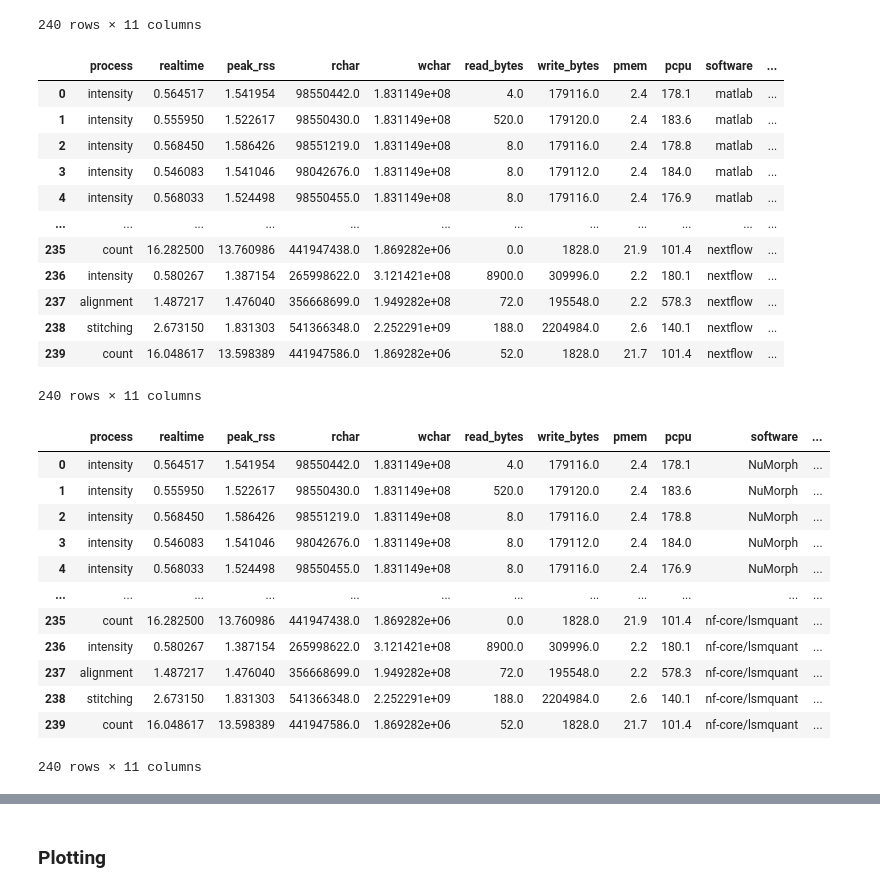
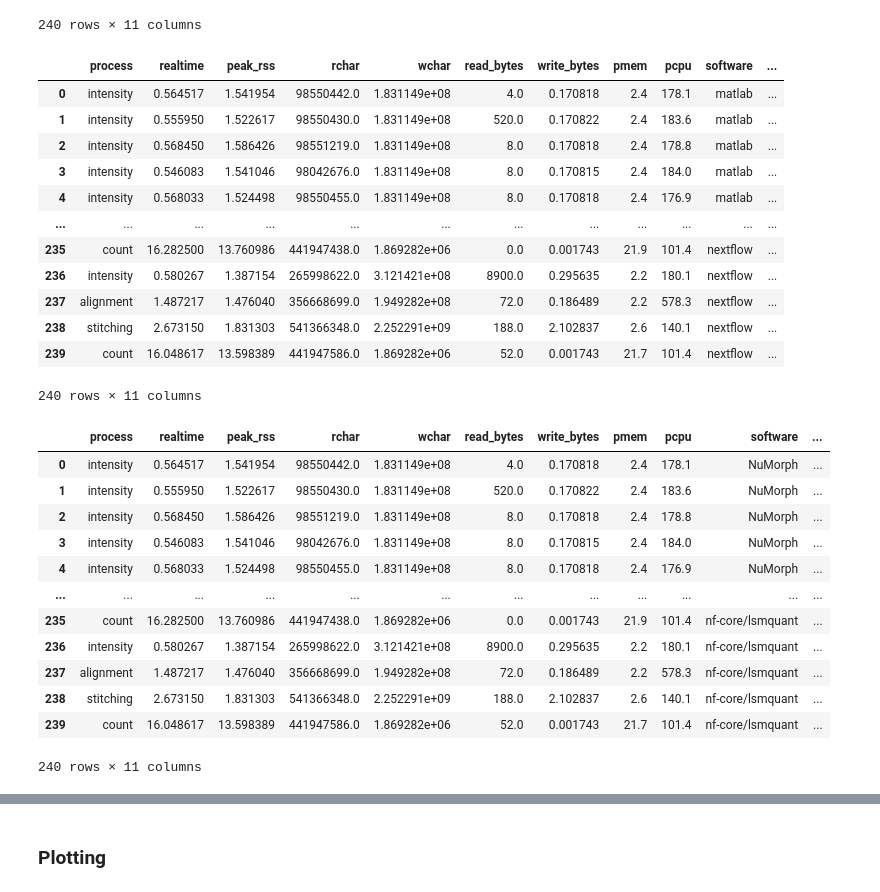
Before and after one commit to CaroAMN/rescue_orphan_code_results, a Jupyter notebook: resource_usage/scaling_results.ipynb, the cells around one changed output, grey strips where cells are left out. Saved outputs shown, nothing was run; the diff lists cells and outputs as text; code cells hidden in the pictures.

```diff
--- a/resource_usage/scaling_results.ipynb
+++ b/resource_usage/scaling_results.ipynb
@@ -421,26 +422,26 @@ raw_benchmark_df
 # %%
 # convert realtime from miliseconds to seconds and peak_rss from bytes to gb
 benchmark_df = raw_benchmark_df.copy()
 benchmark_df['realtime'] = benchmark_df['realtime'] / 60000
-benchmark_df['peak_rss'] = benchmark_df['peak_rss'] / (1024 * 1024)
-benchmark_df['read_bytes'] = benchmark_df['read_bytes'] / (1024 )
-benchmark_df['write_bytes'] = benchmark_df['write_bytes'] / (1024 )
+benchmark_df['peak_rss'] = benchmark_df['peak_rss'] / (1024 * 1024) # GB --> raw in KB
+benchmark_df['read_bytes'] = benchmark_df['read_bytes'] / (1024 ) # KB --> raw in bytes
+benchmark_df['write_bytes'] = benchmark_df['write_bytes'] / (1024 * 1024 * 1024) # GB --> raw in bytes
 benchmark_df['pcpu'] = benchmark_df['pcpu'] / 10
 benchmark_df['pmem'] = benchmark_df['pmem'] / 10
 benchmark_df
 # %% [output]
 |  | process | realtime | peak_rss | rchar | wchar | read_bytes | write_bytes | pmem | pcpu | software | ... |
-| 0 | intensity | 0.564517 | 1.541954 | 98550442.0 | 1.831149e+08 | 4.0 | 179116.0 | 2.4 | 178.1 | matlab | ... |
-| 1 | intensity | 0.555950 | 1.522617 | 98550430.0 | 1.831149e+08 | 520.0 | 179120.0 | 2.4 | 183.6 | matlab | ... |
-| 2 | intensity | 0.568450 | 1.586426 | 98551219.0 | 1.831149e+08 | 8.0 | 179116.0 | 2.4 | 178.8 | matlab | ... |
-| 3 | intensity | 0.546083 | 1.541046 | 98042676.0 | 1.831149e+08 | 8.0 | 179112.0 | 2.4 | 184.0 | matlab | ... |
-| 4 | intensity | 0.568033 | 1.524498 | 98550455.0 | 1.831149e+08 | 8.0 | 179116.0 | 2.4 | 176.9 | matlab | ... |
+| 0 | intensity | 0.564517 | 1.541954 | 98550442.0 | 1.831149e+08 | 4.0 | 0.170818 | 2.4 | 178.1 | matlab | ... |
+| 1 | intensity | 0.555950 | 1.522617 | 98550430.0 | 1.831149e+08 | 520.0 | 0.170822 | 2.4 | 183.6 | matlab | ... |
+| 2 | intensity | 0.568450 | 1.586426 | 98551219.0 | 1.831149e+08 | 8.0 | 0.170818 | 2.4 | 178.8 | matlab | ... |
+| 3 | intensity | 0.546083 | 1.541046 | 98042676.0 | 1.831149e+08 | 8.0 | 0.170815 | 2.4 | 184.0 | matlab | ... |
+| 4 | intensity | 0.568033 | 1.524498 | 98550455.0 | 1.831149e+08 | 8.0 | 0.170818 | 2.4 | 176.9 | matlab | ... |
 | ... | ... | ... | ... | ... | ... | ... | ... | ... | ... | ... | ... |
-| 235 | count | 16.282500 | 13.760986 | 441947438.0 | 1.869282e+06 | 0.0 | 1828.0 | 21.9 | 101.4 | nextflow | ... |
-| 236 | intensity | 0.580267 | 1.387154 | 265998622.0 | 3.121421e+08 | 8900.0 | 309996.0 | 2.2 | 180.1 | nextflow | ... |
-| 237 | alignment | 1.487217 | 1.476040 | 356668699.0 | 1.949282e+08 | 72.0 | 195548.0 | 2.2 | 578.3 | nextflow | ... |
-| 238 | stitching | 2.673150 | 1.831303 | 541366348.0 | 2.252291e+09 | 188.0 | 2204984.0 | 2.6 | 140.1 | nextflow | ... |
-| 239 | count | 16.048617 | 13.598389 | 441947586.0 | 1.869282e+06 | 52.0 | 1828.0 | 21.7 | 101.4 | nextflow | ... |
+| 235 | count | 16.282500 | 13.760986 | 441947438.0 | 1.869282e+06 | 0.0 | 0.001743 | 21.9 | 101.4 | nextflow | ... |
+| 236 | intensity | 0.580267 | 1.387154 | 265998622.0 | 3.121421e+08 | 8900.0 | 0.295635 | 2.2 | 180.1 | nextflow | ... |
+| 237 | alignment | 1.487217 | 1.476040 | 356668699.0 | 1.949282e+08 | 72.0 | 0.186489 | 2.2 | 578.3 | nextflow | ... |
+| 238 | stitching | 2.673150 | 1.831303 | 541366348.0 | 2.252291e+09 | 188.0 | 2.102837 | 2.6 | 140.1 | nextflow | ... |
+| 239 | count | 16.048617 | 13.598389 | 441947586.0 | 1.869282e+06 | 52.0 | 0.001743 | 21.7 | 101.4 | nextflow | ... |
 240 rows × 11 columns
 # %%
 # rename software
@@ -450,15 +451,15 @@ benchmark_df = benchmark_df.assign(software=benchmark_df['software'].replace({'m
 benchmark_df
 # %% [output]
 |  | process | realtime | peak_rss | rchar | wchar | read_bytes | write_bytes | pmem | pcpu | software | ... |
-| 0 | intensity | 0.564517 | 1.541954 | 98550442.0 | 1.831149e+08 | 4.0 | 179116.0 | 2.4 | 178.1 | NuMorph | ... |
-| 1 | intensity | 0.555950 | 1.522617 | 98550430.0 | 1.831149e+08 | 520.0 | 179120.0 | 2.4 | 183.6 | NuMorph | ... |
-| 2 | intensity | 0.568450 | 1.586426 | 98551219.0 | 1.831149e+08 | 8.0 | 179116.0 | 2.4 | 178.8 | NuMorph | ... |
-| 3 | intensity | 0.546083 | 1.541046 | 98042676.0 | 1.831149e+08 | 8.0 | 179112.0 | 2.4 | 184.0 | NuMorph | ... |
-| 4 | intensity | 0.568033 | 1.524498 | 98550455.0 | 1.831149e+08 | 8.0 | 179116.0 | 2.4 | 176.9 | NuMorph | ... |
+| 0 | intensity | 0.564517 | 1.541954 | 98550442.0 | 1.831149e+08 | 4.0 | 0.170818 | 2.4 | 178.1 | NuMorph | ... |
+| 1 | intensity | 0.555950 | 1.522617 | 98550430.0 | 1.831149e+08 | 520.0 | 0.170822 | 2.4 | 183.6 | NuMorph | ... |
+| 2 | intensity | 0.568450 | 1.586426 | 98551219.0 | 1.831149e+08 | 8.0 | 0.170818 | 2.4 | 178.8 | NuMorph | ... |
+| 3 | intensity | 0.546083 | 1.541046 | 98042676.0 | 1.831149e+08 | 8.0 | 0.170815 | 2.4 | 184.0 | NuMorph | ... |
+| 4 | intensity | 0.568033 | 1.524498 | 98550455.0 | 1.831149e+08 | 8.0 | 0.170818 | 2.4 | 176.9 | NuMorph | ... |
 | ... | ... | ... | ... | ... | ... | ... | ... | ... | ... | ... | ... |
-| 235 | count | 16.282500 | 13.760986 | 441947438.0 | 1.869282e+06 | 0.0 | 1828.0 | 21.9 | 101.4 | nf-core/lsmquant | ... |
-| 236 | intensity | 0.580267 | 1.387154 | 265998622.0 | 3.121421e+08 | 8900.0 | 309996.0 | 2.2 | 180.1 | nf-core/lsmquant | ... |
-| 237 | alignment | 1.487217 | 1.476040 | 356668699.0 | 1.949282e+08 | 72.0 | 195548.0 | 2.2 | 578.3 | nf-core/lsmquant | ... |
-| 238 | stitching | 2.673150 | 1.831303 | 541366348.0 | 2.252291e+09 | 188.0 | 2204984.0 | 2.6 | 140.1 | nf-core/lsmquant | ... |
-| 239 | count | 16.048617 | 13.598389 | 441947586.0 | 1.869282e+06 | 52.0 | 1828.0 | 21.7 | 101.4 | nf-core/lsmquant | ... |
+| 235 | count | 16.282500 | 13.760986 | 441947438.0 | 1.869282e+06 | 0.0 | 0.001743 | 21.9 | 101.4 | nf-core/lsmquant | ... |
+| 236 | intensity | 0.580267 | 1.387154 | 265998622.0 | 3.121421e+08 | 8900.0 | 0.295635 | 2.2 | 180.1 | nf-core/lsmquant | ... |
+| 237 | alignment | 1.487217 | 1.476040 | 356668699.0 | 1.949282e+08 | 72.0 | 0.186489 | 2.2 | 578.3 | nf-core/lsmquant | ... |
+| 238 | stitching | 2.673150 | 1.831303 | 541366348.0 | 2.252291e+09 | 188.0 | 2.102837 | 2.6 | 140.1 | nf-core/lsmquant | ... |
+| 239 | count | 16.048617 | 13.598389 | 441947586.0 | 1.869282e+06 | 52.0 | 0.001743 | 21.7 | 101.4 | nf-core/lsmquant | ... |
 240 rows × 11 columns
```
Also changed, not shown: parts of 12 cells of this notebook.
